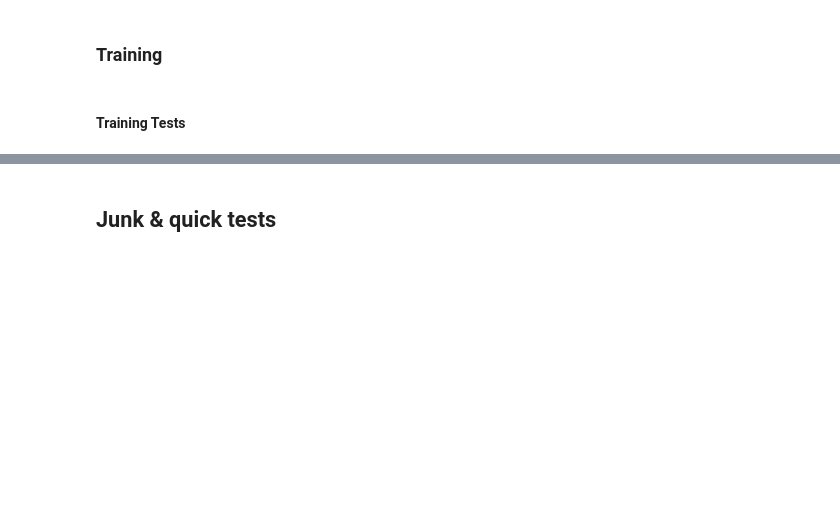
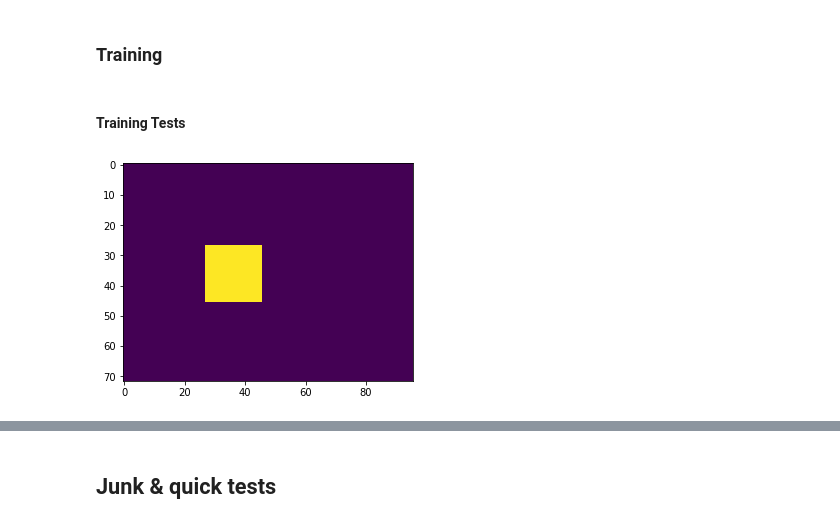
Before and after one commit to iakioh/MusiCAN, a Jupyter notebook: models/first_music_GAN.ipynb, the cells around one changed output, grey strips where cells are left out. Cells and saved outputs as stored; diff of their text form; code cells hidden in the pictures; blank space fills up the shorter version.

```diff
--- a/models/first_music_GAN.ipynb
+++ b/models/first_music_GAN.ipynb
@@ -248,3 +250,23 @@ class Training :
         self.optimizer_gen.step()
 # %% [markdown]
 #### Training Tests
+# %%
+mock_image = torch.zeros(number_pitches, number_blips) #, dtype = torch.int)
+for i in range(number_pitches) :
+    for j in range(number_blips) :
+        mock_image[i, j] = \
+            (i < number_pitches // 2 + 10) and \
+            (i > number_pitches // 2 - 10) and \
+            (j < number_pitches // 2 + 10) and \
+            (j > number_pitches // 2 - 10)
+
+plt.imshow(mock_image);
+
+# make a data_set by stacking the same image a number of times
+number_images = 100
+mock_vector   = mock_image.flatten()
+mock_data     = mock_vector[None, :].expand(number_images, *mock_vector.size())
+mock_labels   = torch.empty(number_images)
+mock_data_set = torch.utils.data.TensorDataset(mock_data, mock_labels)
+# %% [output]
+[figure, added]
```
Also changed, not shown: parts of 9 cells of this notebook.
